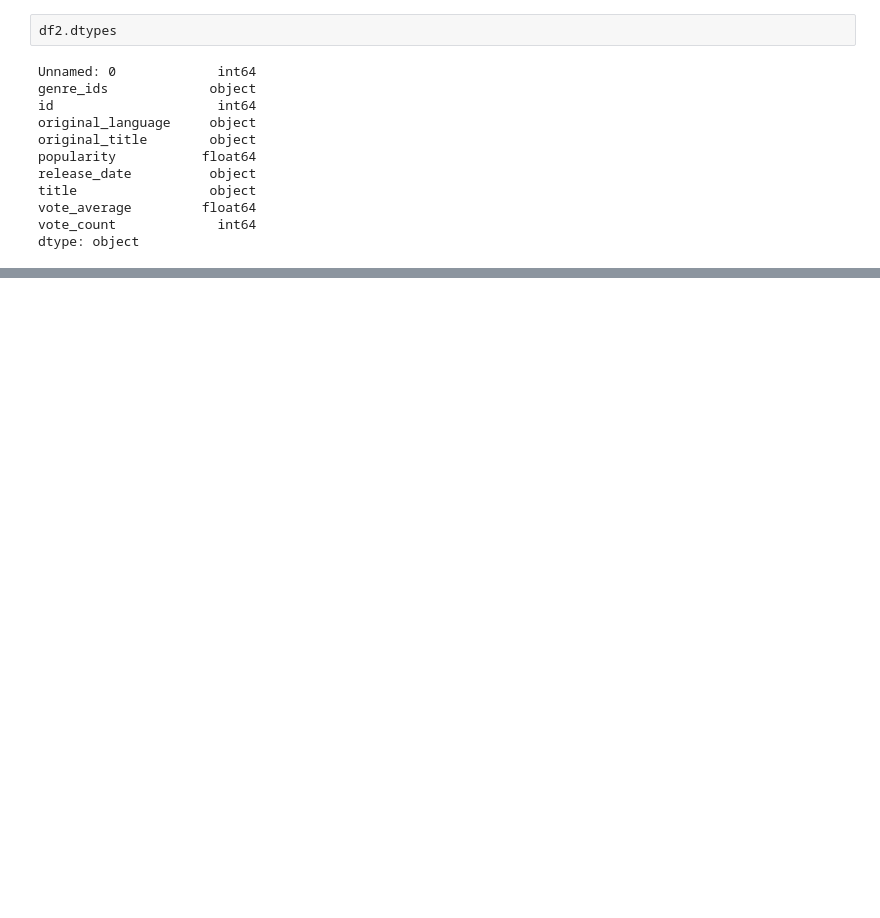
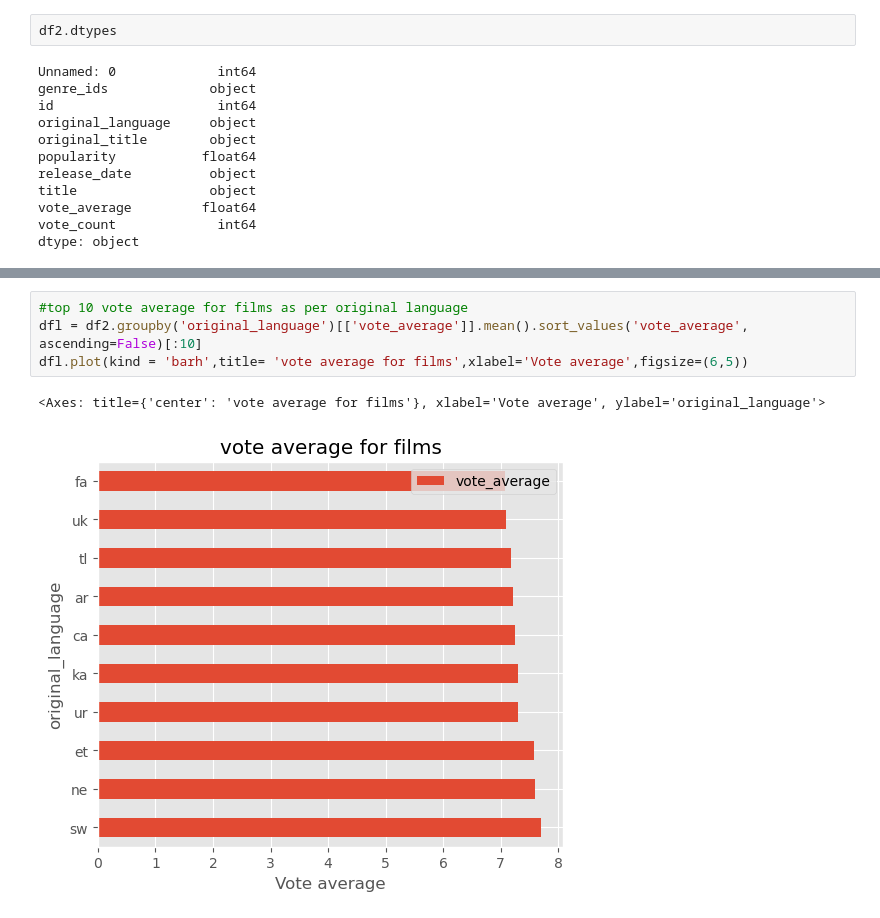
Before and after one commit to sammaash/dsc-phase-1-project, a Jupyter notebook: student.ipynb, the cells around one changed output, grey strips where cells are left out. Cells and saved outputs as stored; diff of their text form; blank space fills up the shorter version.

```diff
--- a/student.ipynb
+++ b/student.ipynb
@@ -414,0 +468,7 @@ df2.head()
+# %%
+#top 10 vote average for films as per original language
+dfl = df2.groupby('original_language')[['vote_average']].mean().sort_values('vote_average', ascending=False)[:10]
+dfl.plot(kind = 'barh',title= 'vote average for films',xlabel='Vote average',figsize=(6,5))
+# %% [output]
+<Axes: title={'center': 'vote average for films'}, xlabel='Vote average', ylabel='original_language'>
+[figure, added]
```
Also changed, not shown: parts of 17 cells of this notebook.
